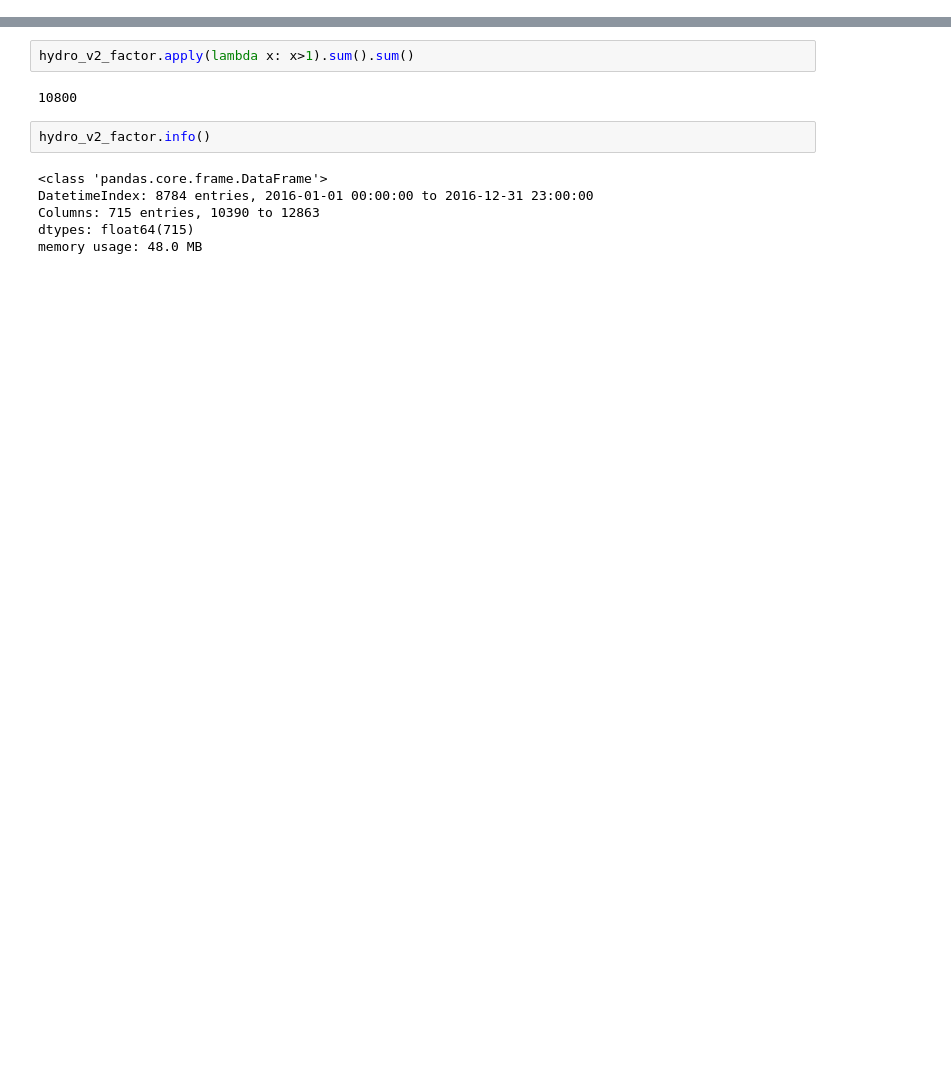
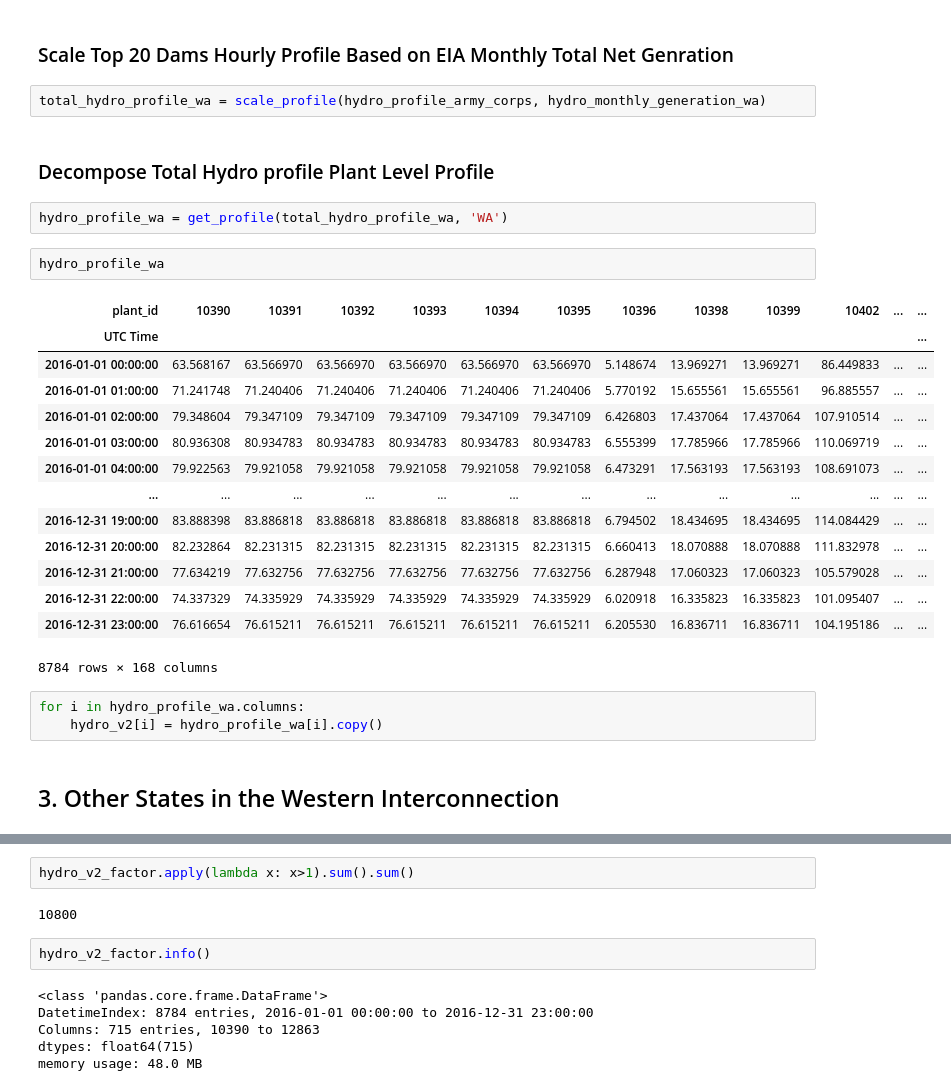
Before and after one commit to Breakthrough-Energy/PreREISE, a Jupyter notebook: prereise/gather/hydrodata/eia/demo/western_hydro_v2_demo.ipynb, the cells around one changed output, grey strips where cells are left out. Drawn from its saved outputs; the diff is of its cells as text; blank space fills up the shorter version.

```diff
--- a/prereise/gather/hydrodata/eia/demo/western_hydro_v2_demo.ipynb
+++ b/prereise/gather/hydrodata/eia/demo/western_hydro_v2_demo.ipynb
@@ -171,0 +102,30 @@ hydro_v2.to_csv('western_hydro_v2_reference.csv')
+# %% [markdown]
+### Scale Top 20 Dams Hourly Profile Based on EIA Monthly Total Net Genration
+# %%
+total_hydro_profile_wa = scale_profile(hydro_profile_army_corps, hydro_monthly_generation_wa)
+# %% [markdown]
+### Decompose Total Hydro profile Plant Level Profile
+# %%
+hydro_profile_wa = get_profile(total_hydro_profile_wa, 'WA')
+# %%
+hydro_profile_wa
+# %% [output]
+| plant_id | 10390 | 10391 | 10392 | 10393 | 10394 | 10395 | 10396 | 10398 | 10399 | 10402 | ... | ... |
+| UTC Time |  |  |  |  |  |  |  |  |  |  |  | ... |
+| 2016-01-01 00:00:00 | 63.568167 | 63.566970 | 63.566970 | 63.566970 | 63.566970 | 63.566970 | 5.148674 | 13.969271 | 13.969271 | 86.449833 | ... | ... |
+| 2016-01-01 01:00:00 | 71.241748 | 71.240406 | 71.240406 | 71.240406 | 71.240406 | 71.240406 | 5.770192 | 15.655561 | 15.655561 | 96.885557 | ... | ... |
+| 2016-01-01 02:00:00 | 79.348604 | 79.347109 | 79.347109 | 79.347109 | 79.347109 | 79.347109 | 6.426803 | 17.437064 | 17.437064 | 107.910514 | ... | ... |
+| 2016-01-01 03:00:00 | 80.936308 | 80.934783 | 80.934783 | 80.934783 | 80.934783 | 80.934783 | 6.555399 | 17.785966 | 17.785966 | 110.069719 | ... | ... |
+| 2016-01-01 04:00:00 | 79.922563 | 79.921058 | 79.921058 | 79.921058 | 79.921058 | 79.921058 | 6.473291 | 17.563193 | 17.563193 | 108.691073 | ... | ... |
+| ... | ... | ... | ... | ... | ... | ... | ... | ... | ... | ... | ... | ... |
+| 2016-12-31 19:00:00 | 83.888398 | 83.886818 | 83.886818 | 83.886818 | 83.886818 | 83.886818 | 6.794502 | 18.434695 | 18.434695 | 114.084429 | ... | ... |
+| 2016-12-31 20:00:00 | 82.232864 | 82.231315 | 82.231315 | 82.231315 | 82.231315 | 82.231315 | 6.660413 | 18.070888 | 18.070888 | 111.832978 | ... | ... |
+| 2016-12-31 21:00:00 | 77.634219 | 77.632756 | 77.632756 | 77.632756 | 77.632756 | 77.632756 | 6.287948 | 17.060323 | 17.060323 | 105.579028 | ... | ... |
+| 2016-12-31 22:00:00 | 74.337329 | 74.335929 | 74.335929 | 74.335929 | 74.335929 | 74.335929 | 6.020918 | 16.335823 | 16.335823 | 101.095407 | ... | ... |
+| 2016-12-31 23:00:00 | 76.616654 | 76.615211 | 76.615211 | 76.615211 | 76.615211 | 76.615211 | 6.205530 | 16.836711 | 16.836711 | 104.195186 | ... | ... |
+8784 rows × 168 columns
+# %%
+for i in hydro_profile_wa.columns:
+    hydro_v2[i] = hydro_profile_wa[i].copy()
+# %% [markdown]
+## 3. Other States in the Western Interconnection
```
Also changed, not shown: parts of 76 cells of this notebook, 2 other files.
